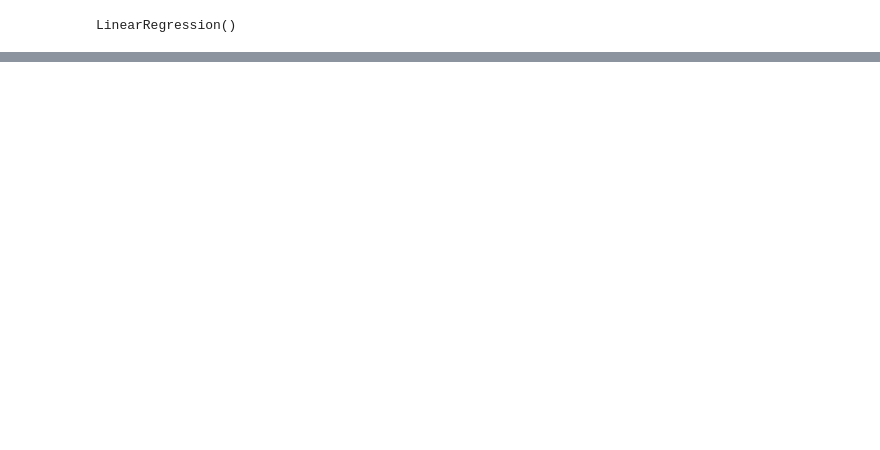
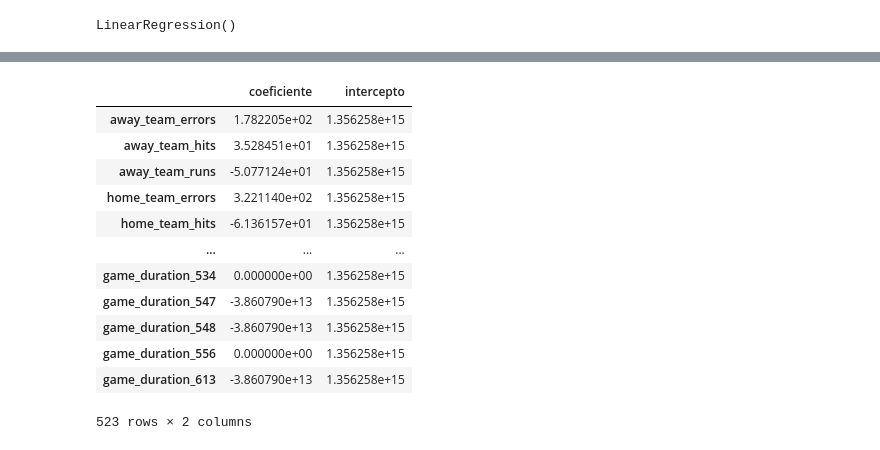
Before and after one commit to Yong-Park/DataMining_Lab1_UVG_2023, a Jupyter notebook: lab1.ipynb, the cells around one changed output, grey strips where cells are left out. Cells and saved outputs as stored; diff of their text form; code cells hidden in the pictures; blank space fills up the shorter version.

```diff
--- a/lab1.ipynb
+++ b/lab1.ipynb
@@ -590,21 +594,35 @@ print(rCuadrado)
 # %%
 #Ecuación del modelo
-coeficiente = polyregresor.coef
-intercepto = polyregresor.intercept
+coeficiente = poly_regresor.coef_
+intercepto = poly_regresor.intercept_
 """print(coeficiente)
 print(intercepto)"""
 
 #Tranformamos el nombre de las carácteristicas luego de la códificación one-hot
 nombres = X.columns
 nombres = [str(i).replace(" ", "").replace("(", "").replace(")", "").replace("/", "").replace("-", "_").replace(":", "").replace(".", "").replace(",", "").replace("'", "").replace("?", "").replace("!", "").replace(";", "").replace("=", "").replace(">", "").replace("<", "").replace("]", "").replace("[", "").replace("}", "").replace("{", "").replace("á", "a").replace("é", "e").replace("í", "i").replace("ó", "o").replace("ú", "u").replace("ñ", "n").replace("Á", "A").replace("É", "E").replace("Í", "I") for i in nombres]
 #Imprimimos la ecuación del modelo
 """print("y = ", end = "")
 for i in range(len(coeficiente)):
     print(coeficiente[i], end = "")
     print("*", end = "")
     print(nombres[i], end = "")
     print(" + ", end = "")"""
 #Se pone como dataframe la ecuación
 ecuacion = pd.DataFrame(coeficiente, index = nombres, columns = ["coeficiente"])
 ecuacion["intercepto"] = intercepto
 ecuacion
+# %% [output]
+|  | coeficiente | intercepto |
+| away_team_errors | 1.782205e+02 | 1.356258e+15 |
+| away_team_hits | 3.528451e+01 | 1.356258e+15 |
+| away_team_runs | -5.077124e+01 | 1.356258e+15 |
+| home_team_errors | 3.221140e+02 | 1.356258e+15 |
+| home_team_hits | -6.136157e+01 | 1.356258e+15 |
+| ... | ... | ... |
+| game_duration_534 | 0.000000e+00 | 1.356258e+15 |
+| game_duration_547 | -3.860790e+13 | 1.356258e+15 |
+| game_duration_548 | -3.860790e+13 | 1.356258e+15 |
+| game_duration_556 | 0.000000e+00 | 1.356258e+15 |
+| game_duration_613 | -3.860790e+13 | 1.356258e+15 |
+523 rows × 2 columns
```
Also changed, not shown: parts of 5 cells of this notebook.
